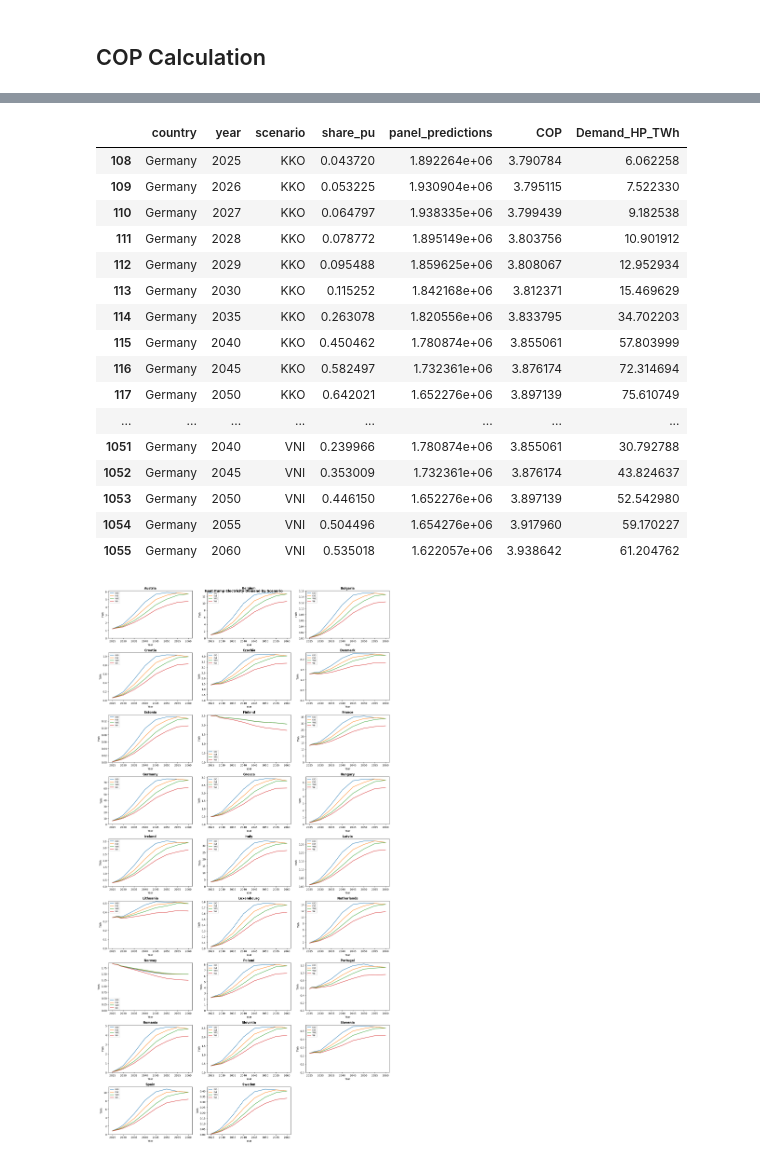
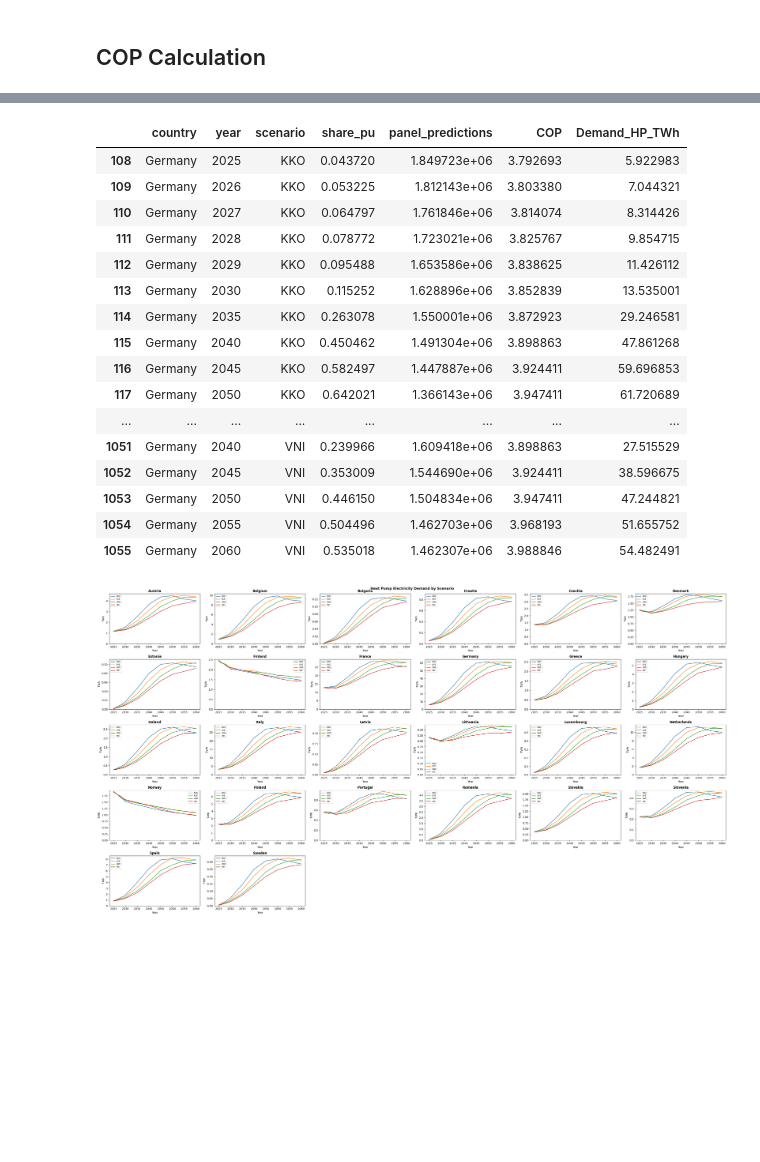
Before and after one commit to morteezzaa/demand_forecast_MA, a Jupyter notebook: heat_pump_ols.ipynb, the cells around one changed output, grey strips where cells are left out. Saved outputs shown, nothing was run; the diff lists cells and outputs as text; code cells hidden in the pictures; blank space fills up the shorter version.

```diff
--- a/heat_pump_ols.ipynb
+++ b/heat_pump_ols.ipynb
@@ -526,13 +504,10 @@ floor_panel[floor_panel["country"] == "Germany"]#.total_floor_m2.plot()
 # %%
-# Adding total_floor_m2 and "thermal_index" to hist and proj to be used in the model
-# total_floor_m2 shows how much area needs to be heated
-# thermal_index shows how old are the buildings in a country
 BUILDING_FEATURES = ["ln_total_floor", "ln_thermal_index"]
 FEATURES = FEATURES + BUILDING_FEATURES
 
-floor_panel["ln_total_floor"] = np.log1p(floor_panel["total_floor_m2"])
-floor_panel["ln_thermal_index"] = np.log1p(floor_panel["thermal_index"])
-
-floor_panel = floor_panel[["year", "country", "ln_total_floor", "ln_thermal_index", "total_floor_m2", "thermal_index"]].set_index(["country", "year"])
 hist = hist.join(floor_panel)
 proj = proj.join(floor_panel)
+
+assert hist[BUILDING_FEATURES].notna().all().all(), "missing floor data in hist"
+assert proj[BUILDING_FEATURES].notna().all().all(), "missing floor data in proj"
+hist.head()
@@ -836,0 +902,15 @@ plot_heat_demand(
+# %%
+# Sanity-check: total heat demand (Total_Heat_TJ) predicted per climate scenario
+if USE_HDD_CDD_SCENARIOS:
+    fig, ax = plt.subplots(figsize=(8, 4.5))
+    d_all = proj_scenarios.reset_index()
+    for scenario in CLIMATE_SCENARIO_MAP:
+        d = d_all[(d_all["country"] == "Germany") & (d_all["scenario"] == scenario)].sort_values("year")
+        ax.plot(d["year"], d["panel_predictions"], marker="o", label=scenario)
+    ax.set_title("Total Heat Demand (TJ) by climate scenario — Germany")
+    ax.set_xlabel("Year")
+    ax.set_ylabel("TJ")
+    ax.set_ylim(0,2e6)
+    ax.legend()
+    plt.tight_layout()
+    plt.show()
@@ -1019,7 +1144,7 @@ PROJECTION = hp_shares_proj # or hp_shares_proj_linear or hp_shares_proj
 
 ALL_COUNTRIES = sorted(ALL_COUNTRIES)
 
-n_cols = 3
+n_cols = 6
 n_rows = math.ceil(len(ALL_COUNTRIES) / n_cols)
 
 fig, axes = plt.subplots(n_rows, n_cols,
@@ -1158,11 +1283,19 @@ PROJ_YEARS = [2025,
 SERVICE_MULTIPLIER = 1
 
 # merge projection shares with total heat demand from ML model
-proj = proj.reset_index()
-proj_heat = proj[["country", "year", "panel_predictions"]].copy()
+# --> if USE_HDD_CDD_SCENARIOS, each HP-adoption scenario (KKO/KVE/VWE/VNI) is paired with its
+#     matching climate-scenario total-heat-demand path (SSP1/SSP2/SSP5/SSP3); otherwise every
+#     HP-adoption scenario reuses the single RCP4.5-based total-heat-demand path (previous behavior).
+if USE_HDD_CDD_SCENARIOS:
+    proj_heat = proj_scenarios.reset_index()[["country", "year", "scenario", "panel_predictions"]].copy()
+    merge_keys = ["country", "year", "scenario"]
+else:
+    proj = proj.reset_index()
+    proj_heat = proj[["country", "year", "panel_predictions"]].copy()
+    merge_keys = ["country", "year"]
 
 hp_demand_proj = hp_shares_proj.merge(proj_heat,
-                                       on=["country", "year"],
+                                       on=merge_keys,
                                        how="left")
 
 #hp_demand_proj["COP"] = hp_demand_proj["country"].map(COP_MAP)
@@ -1187,22 +1320,22 @@ hp_demand_proj = hp_demand_proj.reset_index(drop=True)
 hp_demand_proj[hp_demand_proj.country=="Germany"]
 # %% [output]
 |  | country | year | scenario | share_pu | panel_predictions | COP | Demand_HP_TWh |
-| 108 | Germany | 2025 | KKO | 0.043720 | 1.892264e+06 | 3.790784 | 6.062258 |
-| 109 | Germany | 2026 | KKO | 0.053225 | 1.930904e+06 | 3.795115 | 7.522330 |
-| 110 | Germany | 2027 | KKO | 0.064797 | 1.938335e+06 | 3.799439 | 9.182538 |
-| 111 | Germany | 2028 | KKO | 0.078772 | 1.895149e+06 | 3.803756 | 10.901912 |
-| 112 | Germany | 2029 | KKO | 0.095488 | 1.859625e+06 | 3.808067 | 12.952934 |
-| 113 | Germany | 2030 | KKO | 0.115252 | 1.842168e+06 | 3.812371 | 15.469629 |
-| 114 | Germany | 2035 | KKO | 0.263078 | 1.820556e+06 | 3.833795 | 34.702203 |
-| 115 | Germany | 2040 | KKO | 0.450462 | 1.780874e+06 | 3.855061 | 57.803999 |
-| 116 | Germany | 2045 | KKO | 0.582497 | 1.732361e+06 | 3.876174 | 72.314694 |
-| 117 | Germany | 2050 | KKO | 0.642021 | 1.652276e+06 | 3.897139 | 75.610749 |
+| 108 | Germany | 2025 | KKO | 0.043720 | 1.849723e+06 | 3.792693 | 5.922983 |
+| 109 | Germany | 2026 | KKO | 0.053225 | 1.812143e+06 | 3.803380 | 7.044321 |
+| 110 | Germany | 2027 | KKO | 0.064797 | 1.761846e+06 | 3.814074 | 8.314426 |
+| 111 | Germany | 2028 | KKO | 0.078772 | 1.723021e+06 | 3.825767 | 9.854715 |
+| 112 | Germany | 2029 | KKO | 0.095488 | 1.653586e+06 | 3.838625 | 11.426112 |
+| 113 | Germany | 2030 | KKO | 0.115252 | 1.628896e+06 | 3.852839 | 13.535001 |
+| 114 | Germany | 2035 | KKO | 0.263078 | 1.550001e+06 | 3.872923 | 29.246581 |
+| 115 | Germany | 2040 | KKO | 0.450462 | 1.491304e+06 | 3.898863 | 47.861268 |
+| 116 | Germany | 2045 | KKO | 0.582497 | 1.447887e+06 | 3.924411 | 59.696853 |
+| 117 | Germany | 2050 | KKO | 0.642021 | 1.366143e+06 | 3.947411 | 61.720689 |
 | ... | ... | ... | ... | ... | ... | ... | ... |
-| 1051 | Germany | 2040 | VNI | 0.239966 | 1.780874e+06 | 3.855061 | 30.792788 |
-| 1052 | Germany | 2045 | VNI | 0.353009 | 1.732361e+06 | 3.876174 | 43.824637 |
-| 1053 | Germany | 2050 | VNI | 0.446150 | 1.652276e+06 | 3.897139 | 52.542980 |
-| 1054 | Germany | 2055 | VNI | 0.504496 | 1.654276e+06 | 3.917960 | 59.170227 |
-| 1055 | Germany | 2060 | VNI | 0.535018 | 1.622057e+06 | 3.938642 | 61.204762 |
+| 1051 | Germany | 2040 | VNI | 0.239966 | 1.609418e+06 | 3.898863 | 27.515529 |
+| 1052 | Germany | 2045 | VNI | 0.353009 | 1.544690e+06 | 3.924411 | 38.596675 |
+| 1053 | Germany | 2050 | VNI | 0.446150 | 1.504834e+06 | 3.947411 | 47.244821 |
+| 1054 | Germany | 2055 | VNI | 0.504496 | 1.462703e+06 | 3.968193 | 51.655752 |
+| 1055 | Germany | 2060 | VNI | 0.535018 | 1.462307e+06 | 3.988846 | 54.482491 |
 # %%
 import matplotlib.pyplot as plt
 import math
@@ -1212,36 +1345,36 @@ CHECK_COUNTRIES = ALL_COUNTRIES   # or any list of countries
 
 CHECK_COUNTRIES = sorted(CHECK_COUNTRIES)
 
-n_cols = 3
+n_cols = 6
 n_rows = math.ceil(len(CHECK_COUNTRIES) / n_cols)
 
 fig, axes = plt.subplots(n_rows, n_cols,
                          figsize=(n_cols * 5.5, n_rows * 3.5))
 axes = axes.flatten()
 
 for ax, country in zip(axes, CHECK_COUNTRIES):
     for scenario in SCENARIOS:
         d = hp_demand_proj[
             (hp_demand_proj["country"]  == country) &
             (hp_demand_proj["scenario"] == scenario)
         ]
         ax.plot(d["year"], d["Demand_HP_TWh"], label=scenario)
 
     ax.set_title(country, fontweight="bold")
     ax.set_xlabel("Year")
     ax.set_ylabel("TWh")
     ax.legend(fontsize=7)
     ax.set_ylim(0, )
 
 # hide unused subplots
 for ax in axes[len(CHECK_COUNTRIES):]:
     ax.set_visible(False)
 
 plt.suptitle("Heat Pump Electricity Demand by Scenario",
              fontsize=13, fontweight="bold")
 plt.tight_layout()
 plt.savefig("Results/HP_electricity_demand_2025_2060.png", dpi=300)
 plt.show()
 # %% [output]
-[figure, old version]
+[figure, new version]
 # %%
```
Also changed, not shown: parts of 20 cells of this notebook, 14 other files.
